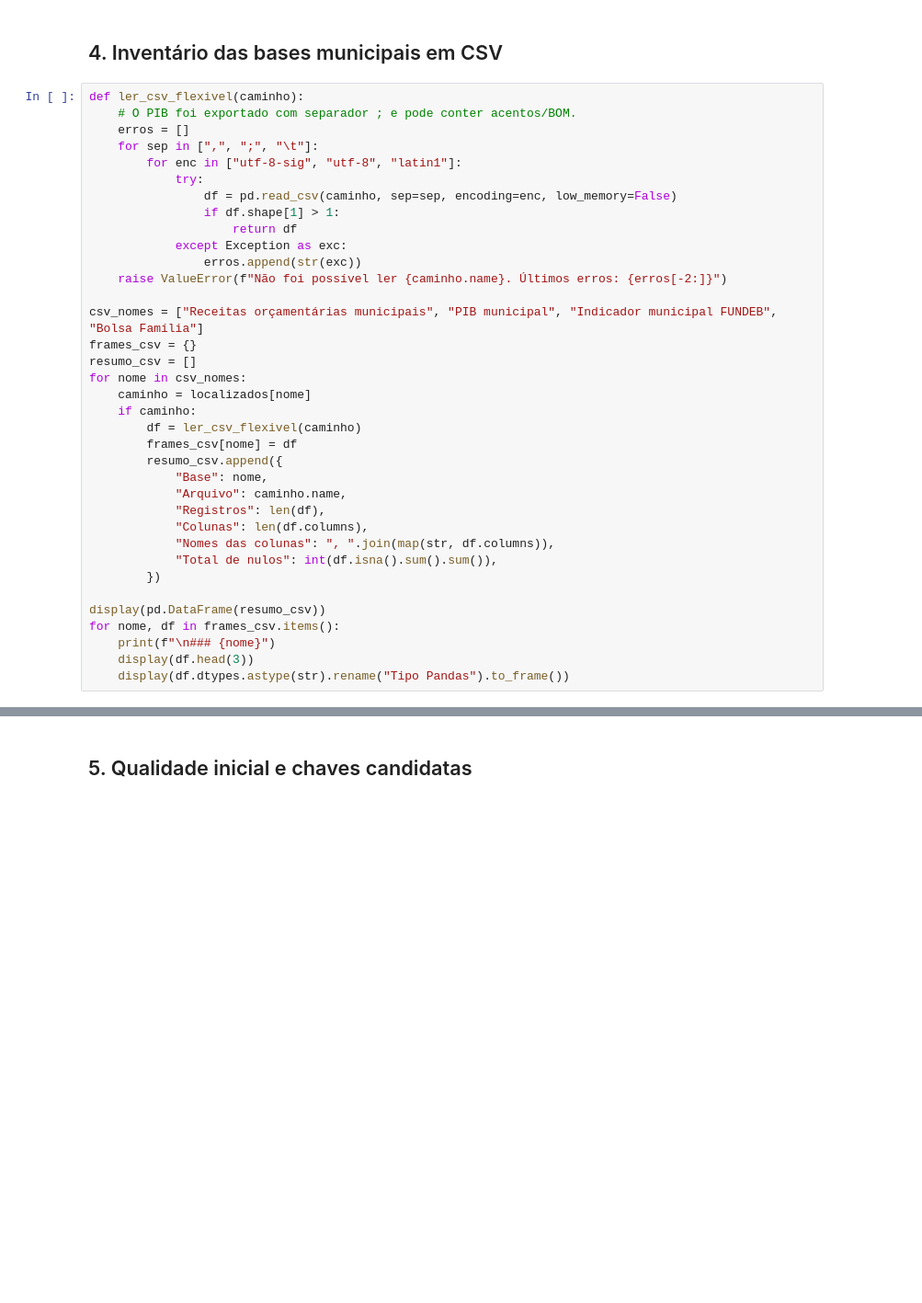
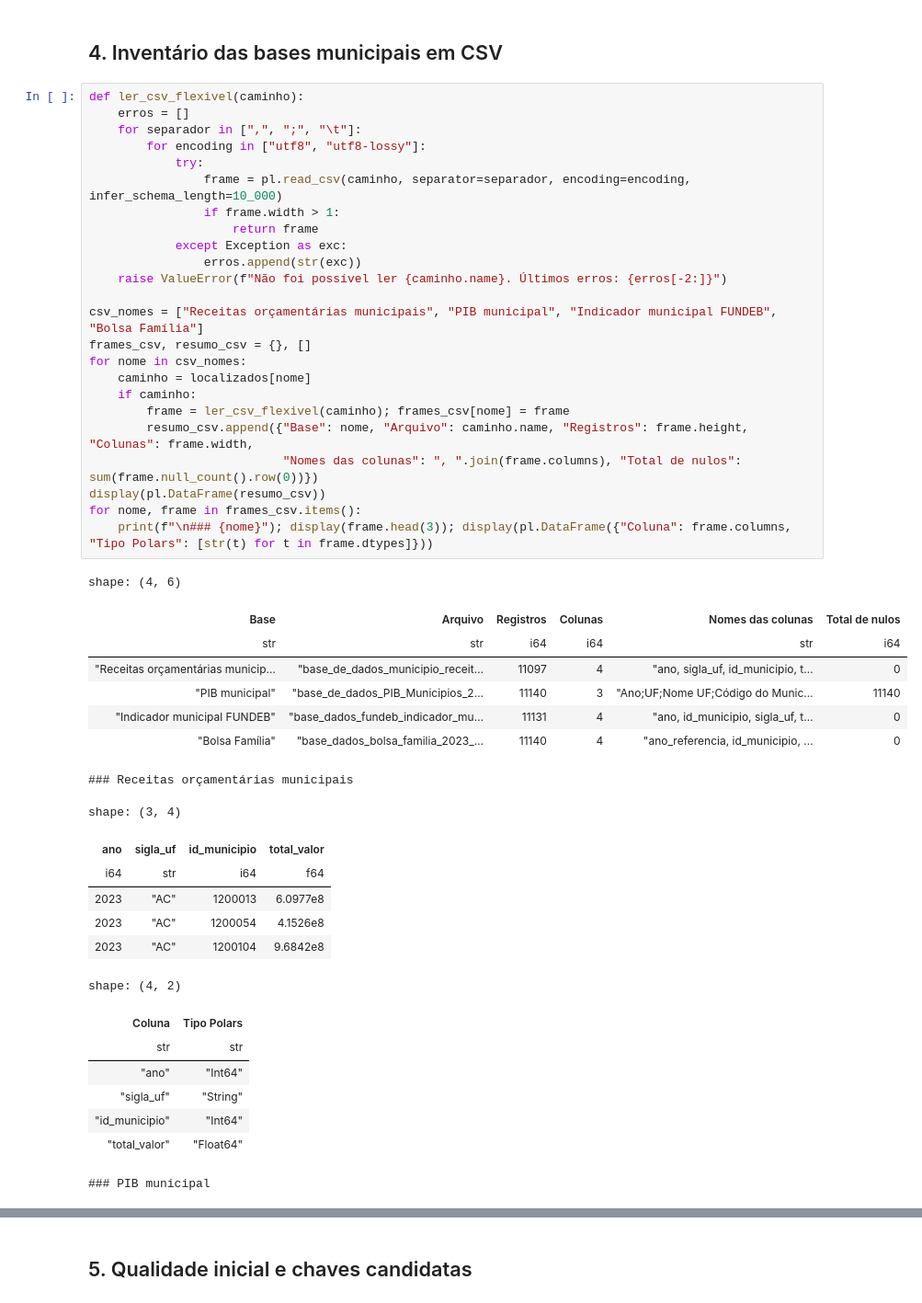
Before and after one commit to FIAP-Challenges/tech_challenge_3, a Jupyter notebook: notebooks/fase_2_entendimento_base_dados/TC3-40_Catalogo_Variaveis.ipynb, the cells around one changed output, grey strips where cells are left out. Shown at 92% size. Drawn from its saved outputs; the diff is of its cells as text; blank space fills up the shorter version.

```diff
--- a/notebooks/fase_2_entendimento_base_dados/TC3-40_Catalogo_Variaveis.ipynb
+++ b/notebooks/fase_2_entendimento_base_dados/TC3-40_Catalogo_Variaveis.ipynb
@@ -153,37 +631,48 @@ if "INSE 2023 — escolas" in amostras_inse:
 ## 4. Inventário das bases municipais em CSV
 # %%
 def ler_csv_flexivel(caminho):
-    # O PIB foi exportado com separador ; e pode conter acentos/BOM.
     erros = []
-    for sep in [",", ";", "\t"]:
-        for enc in ["utf-8-sig", "utf-8", "latin1"]:
+    for separador in [",", ";", "\t"]:
+        for encoding in ["utf8", "utf8-lossy"]:
             try:
-                df = pd.read_csv(caminho, sep=sep, encoding=enc, low_memory=False)
-                if df.shape[1] > 1:
-                    return df
+                frame = pl.read_csv(caminho, separator=separador, encoding=encoding, infer_schema_length=10_000)
+                if frame.width > 1:
+                    return frame
             except Exception as exc:
                 erros.append(str(exc))
     raise ValueError(f"Não foi possível ler {caminho.name}. Últimos erros: {erros[-2:]}")
 
 csv_nomes = ["Receitas orçamentárias municipais", "PIB municipal", "Indicador municipal FUNDEB", "Bolsa Família"]
-frames_csv = {}
-resumo_csv = []
+frames_csv, resumo_csv = {}, []
 for nome in csv_nomes:
     caminho = localizados[nome]
     if caminho:
-        df = ler_csv_flexivel(caminho)
-        frames_csv[nome] = df
-        resumo_csv.append({
-            "Base": nome,
-            "Arquivo": caminho.name,
-            "Registros": len(df),
-            "Colunas": len(df.columns),
-            "Nomes das colunas": ", ".join(map(str, df.columns)),
-            "Total de nulos": int(df.isna().sum().sum()),
-        })
-
-display(pd.DataFrame(resumo_csv))
-for nome, df in frames_csv.items():
-    print(f"\n### {nome}")
-    display(df.head(3))
-    display(df.dtypes.astype(str).rename("Tipo Pandas").to_frame())
+        frame = ler_csv_flexivel(caminho); frames_csv[nome] = frame
+        resumo_csv.append({"Base": nome, "Arquivo": caminho.name, "Registros": frame.height, "Colunas": frame.width,
+                           "Nomes das colunas": ", ".join(frame.columns), "Total de nulos": sum(frame.null_count().row(0))})
+display(pl.DataFrame(resumo_csv))
+for nome, frame in frames_csv.items():
+    print(f"\n### {nome}"); display(frame.head(3)); display(pl.DataFrame({"Coluna": frame.columns, "Tipo Polars": [str(t) for t in frame.dtypes]}))
+# %% [output]
+shape: (4, 6)
+| Base | Arquivo | Registros | Colunas | Nomes das colunas | Total de nulos |
+| str | str | i64 | i64 | str | i64 |
+| "Receitas orçamentárias municip… | "base_de_dados_municipio_receit… | 11097 | 4 | "ano, sigla_uf, id_municipio, t… | 0 |
+| "PIB municipal" | "base_de_dados_PIB_Municipios_2… | 11140 | 3 | "Ano;UF;Nome UF;Código do Munic… | 11140 |
+| "Indicador municipal FUNDEB" | "base_dados_fundeb_indicador_mu… | 11131 | 4 | "ano, id_municipio, sigla_uf, t… | 0 |
+| "Bolsa Família" | "base_dados_bolsa_familia_2023_… | 11140 | 4 | "ano_referencia, id_municipio, … | 0 |
+### Receitas orçamentárias municipais
+shape: (3, 4)
+| ano | sigla_uf | id_municipio | total_valor |
+| i64 | str | i64 | f64 |
+| 2023 | "AC" | 1200013 | 6.0977e8 |
+| 2023 | "AC" | 1200054 | 4.1526e8 |
+| 2023 | "AC" | 1200104 | 9.6842e8 |
+shape: (4, 2)
+| Coluna | Tipo Polars |
+| str | str |
+| "ano" | "Int64" |
+| "sigla_uf" | "String" |
+| "id_municipio" | "Int64" |
+| "total_valor" | "Float64" |
+### PIB municipal
```
Also changed, not shown: parts of 11 cells of this notebook, 31 other files.
